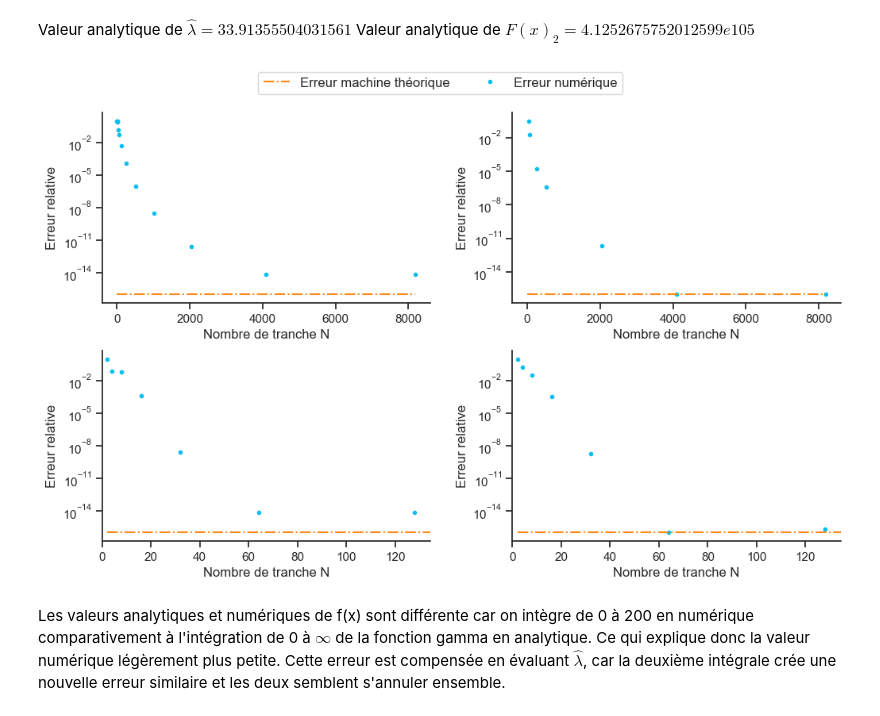
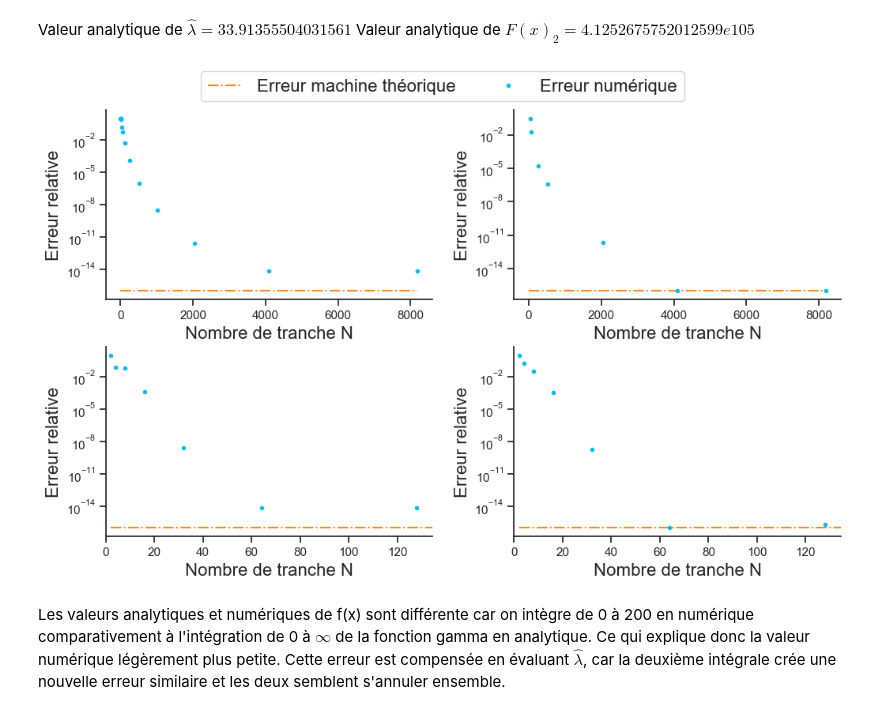
Before and after one commit to BETRU21/PhysNum, a Jupyter notebook: TP1_PhilippeTruchon_SamuelFortin_BenjaminTrudel.ipynb, the cells around one changed output. Cells and saved outputs as stored; diff of their text form; code cells hidden in the pictures.

Commit message:
Modification des captions des graphs

```diff
--- a/TP1_PhilippeTruchon_SamuelFortin_BenjaminTrudel.ipynb
+++ b/TP1_PhilippeTruchon_SamuelFortin_BenjaminTrudel.ipynb
@@ -485,41 +485,42 @@ yr1[-2] = 1e-16  # On obtient zéro qui ne parait pas sur un graph log
 yr1[-1] = 1e-16  # On obtient zéro qui ne parait pas sur un graph log
 ys1[-2] = 1e-16  # On obtient zéro qui ne parait pas sur un graph log
 
 fig, ax = plt.subplots(nrows=2, ncols=2, figsize=(12, 6))
 plt.subplots_adjust(bottom=0, top=0.9, wspace=0.25, hspace=0.25)
 for i in ax:
     for j in i:
         j.set_yscale("log")
         # j.set_xscale("log")
-        j.set_xlabel("Nombre de tranche N")
-        j.set_ylabel("Erreur relative")
+        j.set_xlabel("Nombre de tranche N", fontsize=16)
+        j.set_ylabel("Erreur relative", fontsize=16)
+ax[0][0].plot([x0[0], x0[-1]], [1e-16, 1e-16], color="#FF8715", linestyle="-.")
 ax[0][0].plot(x0, yr0, marker=".", color="#08BEF0", linestyle="None")  # f(x) romberg
-ax[0][0].plot([x0[0], x0[-1]], [1e-16, 1e-16], color="#FF8715", linestyle="-.")
+ax[0][1].plot([x1[0], x1[-1]], [1e-16, 1e-16], color="#FF8715", linestyle="-.")
 ax[0][1].plot(x1, yr1, marker=".", color="#08BEF0", linestyle="None")  # lambda romberg
-ax[0][1].plot([x1[0], x1[-1]], [1e-16, 1e-16], color="#FF8715", linestyle="-.")
 
 ax[1][0].set_xlim([0, x2[-1] * 1.05])
 ax[1][1].set_xlim([0, x3[-1] * 1.05])
+ax[1][0].plot([x0[0], x0[-1]], [1e-16, 1e-16], color="#FF8715", linestyle="-.")
 ax[1][0].plot(x2, ys0, marker=".", color="#08BEF0", linestyle="None")  # f(x) simpson
-ax[1][0].plot([x0[0], x0[-1]], [1e-16, 1e-16], color="#FF8715", linestyle="-.")
+ax[1][1].plot([x0[0], x0[-1]], [1e-16, 1e-16], color="#FF8715", linestyle="-.")
 ax[1][1].plot(x3, ys1, marker=".", color="#08BEF0", linestyle="None")  # lambda simpson
-ax[1][1].plot([x0[0], x0[-1]], [1e-16, 1e-16], color="#FF8715", linestyle="-.")
+
 legend_elements = [
     Line2D([], [], color="#FF8715", label="Erreur machine théorique", linestyle="-."),
     Line2D(
         [], [], color="#08BEF0", label="Erreur numérique", linestyle="None", marker="."
     ),
 ]
 fig.legend(
     handles=legend_elements,
-    fontsize=12,
+    fontsize=16,
     loc=9,
     bbox_to_anchor=(0.23, 0.5, 0.5, 0.5),
     ncols=2,
 )
 plt.show()
 # %% [output]
-[figure, old version]
+[figure, new version]
 # %% [markdown]
 Les valeurs analytiques et numériques de f(x) sont différente car on intègre de 0 à 200 en numérique comparativement à l'intégration de 0 à $\infty$ de la fonction gamma en analytique. Ce qui explique donc la valeur numérique légèrement plus petite. Cette erreur est compensée en évaluant $\hat\lambda$, car la deuxième intégrale crée une nouvelle erreur similaire et les deux semblent s'annuler ensemble.
 # %% [markdown]
```
Also changed, not shown: parts of 3 cells of this notebook.
